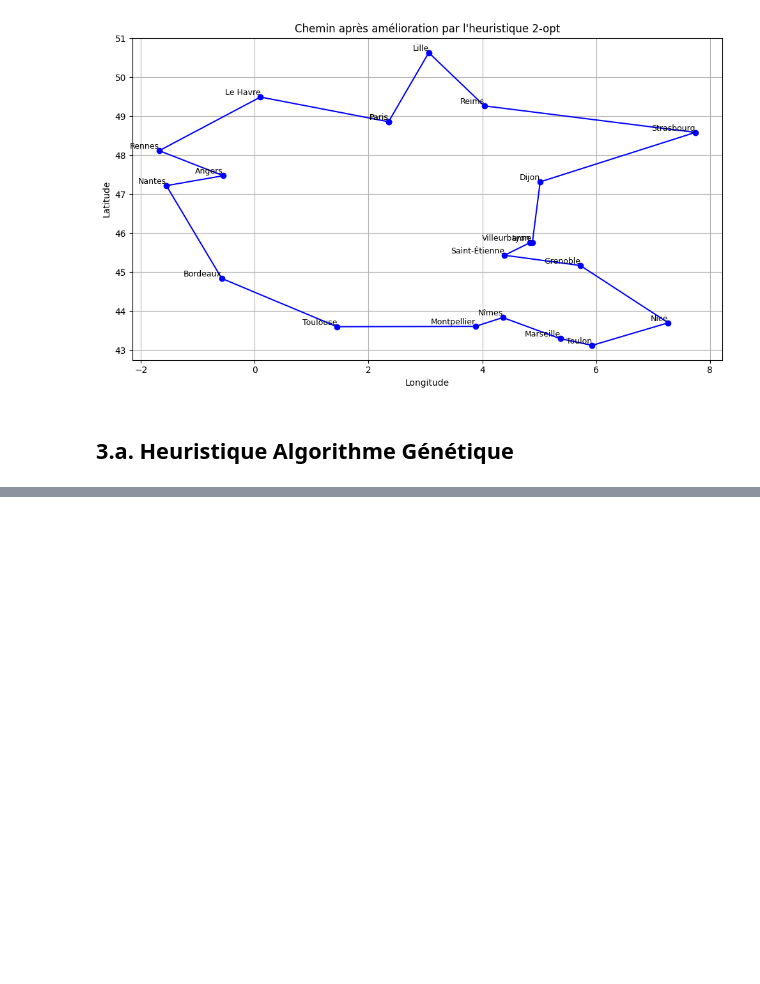
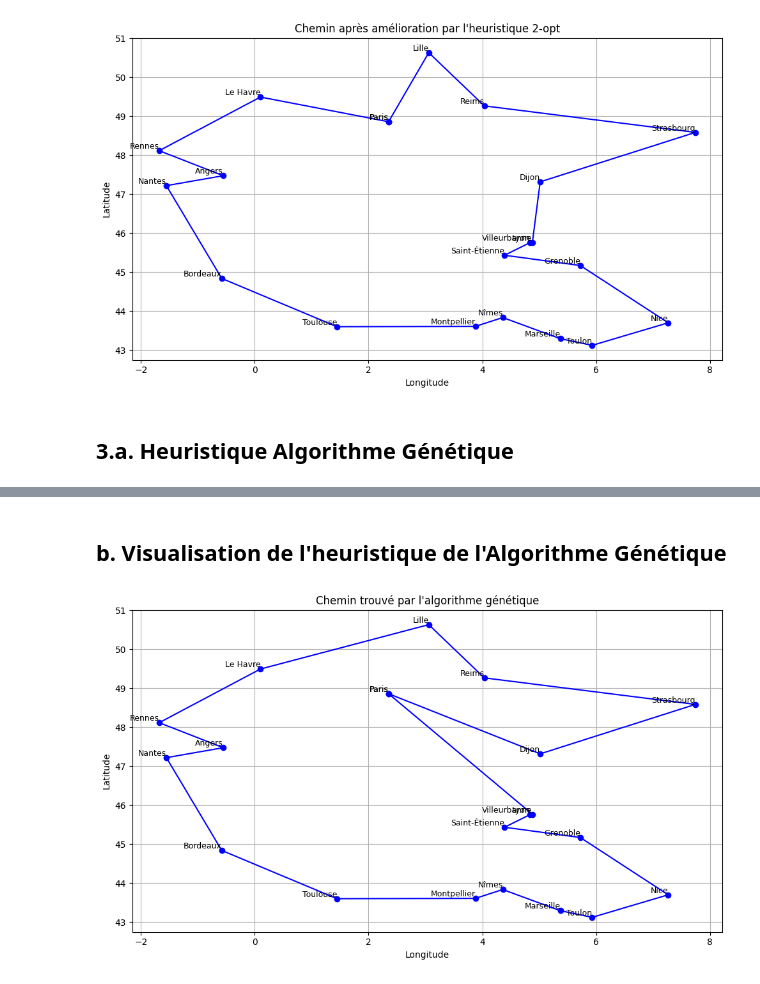
Before and after one commit to serahtouati/TSP_Projet, a Jupyter notebook: Notebook/TSP_Projet.ipynb, the cells around one changed output, grey strips where cells are left out. Saved outputs shown, nothing was run; the diff lists cells and outputs as text; code cells hidden in the pictures; blank space fills up the shorter version.

Commit message:
Visualisation de l'heuristique de l'Algorithme Génétique

```diff
--- a/Notebook/TSP_Projet.ipynb
+++ b/Notebook/TSP_Projet.ipynb
@@ -279,0 +280,6 @@ Distance totale parcourue (Algorithme génétique) : 3263.66 km
+# %% [markdown]
+## b. Visualisation de l'heuristique de l'Algorithme Génétique
+# %%
+plot_path(cities_list, best_path_genetic, title="Chemin trouvé par l'algorithme génétique")
+# %% [output]
+[figure, added]
```
Also changed, not shown: parts of 1 cell of this notebook.
